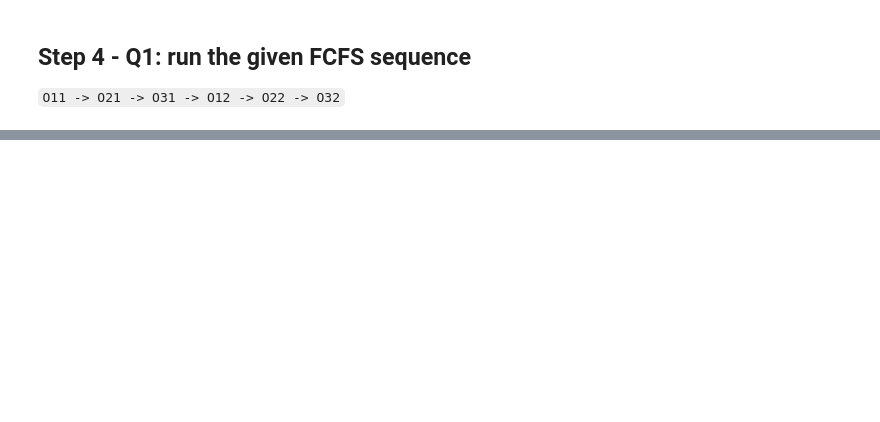
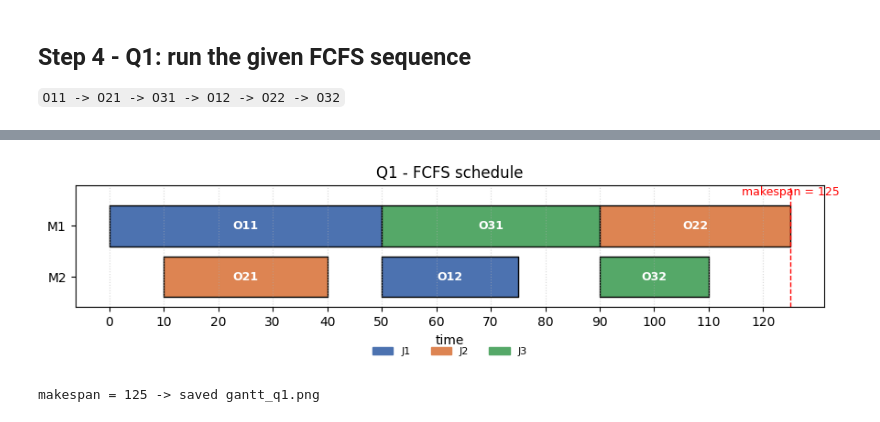
Before and after one commit to andrewtempany/AIML320-Assignment-3, a Jupyter notebook: Part1.ipynb, the cells around one changed output, grey strips where cells are left out. Saved outputs shown, nothing was run; the diff lists cells and outputs as text; code cells hidden in the pictures; blank space fills up the shorter version.

```diff
--- a/Part1.ipynb
+++ b/Part1.ipynb
@@ -139,0 +222,60 @@ results = report(fcfs_sequence)
+# %%
+import matplotlib.pyplot as plt
+
+def gantt(results, title="Gantt chart", save_as=None, log=None):
+    """Draw a Gantt chart of `results`. If a decision `log` is passed (e.g. from
+    schedule_spt), a small caption under each bar shows the decision order and
+    whether it was forced ('only ready') or an SPT pick ('SPT a<b' = chosen proc
+    a beat the next-shortest competitor b)."""
+    machines = ["M1", "M2"]                       # row order (top row first)
+    row_of = {m: i for i, m in enumerate(machines)}
+    jobs = ["J1", "J2", "J3"]                     # one colour per job
+    colours = {"J1": "#4C72B0", "J2": "#DD8452", "J3": "#55A868"}
+
+    # per-operation decision note (only when a log is supplied)
+    notes = {}
+    if log:
+        for n, d in enumerate(log, 1):
+            c = d["candidates"]                    # sorted ascending by proc time
+            notes[d["chosen"]] = (f"[{n}] SPT {c[0][1]}<{c[1][1]}"
+                                  if len(c) > 1 else f"[{n}] only ready")
+
+    bar_h = 0.6 if log else 0.8                    # thinner bars leave room for captions
+    fig, ax = plt.subplots(figsize=(9, 3.4 if log else 2.6))
+    for r in results:
+        job = OPS[r["op"]][0]
+        y = row_of[r["machine"]]
+        ax.broken_barh([(r["start"], r["proc"])], (y - bar_h / 2, bar_h),
+                       facecolors=colours[job], edgecolor="black")
+        ax.text(r["start"] + r["proc"] / 2, y, r["op"], ha="center", va="center",
+                color="white", fontsize=9, fontweight="bold")
+        if r["op"] in notes:                        # decision caption under the bar
+            ax.text(r["start"] + r["proc"] / 2, y + bar_h / 2 + 0.05, notes[r["op"]],
+                    ha="center", va="top", fontsize=7, color="dimgray")
+
+    makespan = max(r["finish"] for r in results)
+    ax.set_yticks(range(len(machines)))
+    ax.set_yticklabels(machines)
+    ax.set_ylim(-0.8, 1.9 if log else 1.6)
+    ax.invert_yaxis()                            # M1 on top
+    ax.set_xlabel("time")
+    ax.set_xticks(range(0, makespan + 1, 10))
+    ax.set_title(title)
+    ax.axvline(makespan, color="red", linestyle="--", linewidth=1)
+    ax.text(makespan, -0.6, f"makespan = {makespan}", color="red", ha="center", fontsize=9)
+    ax.grid(axis="x", linestyle=":", alpha=0.5)
+
+    handles = [plt.Rectangle((0, 0), 1, 1, color=colours[j]) for j in jobs]
+    ax.legend(handles, jobs, loc="upper center",
+              bbox_to_anchor=(0.5, -0.32 if log else -0.25), ncol=3, fontsize=8, frameon=False)
+    fig.tight_layout()
+    if save_as:
+        fig.savefig(save_as, dpi=150, bbox_inches="tight")
+    return fig, makespan
+
+fig, makespan = gantt(results, title="Q1 - FCFS schedule", save_as="gantt_q1.png")
+plt.show()
+print("makespan =", makespan, "-> saved gantt_q1.png")
+# %% [output]
+[figure, added]
+makespan = 125 -> saved gantt_q1.png
```
Also changed, not shown: parts of 15 cells of this notebook, 7 other files.
